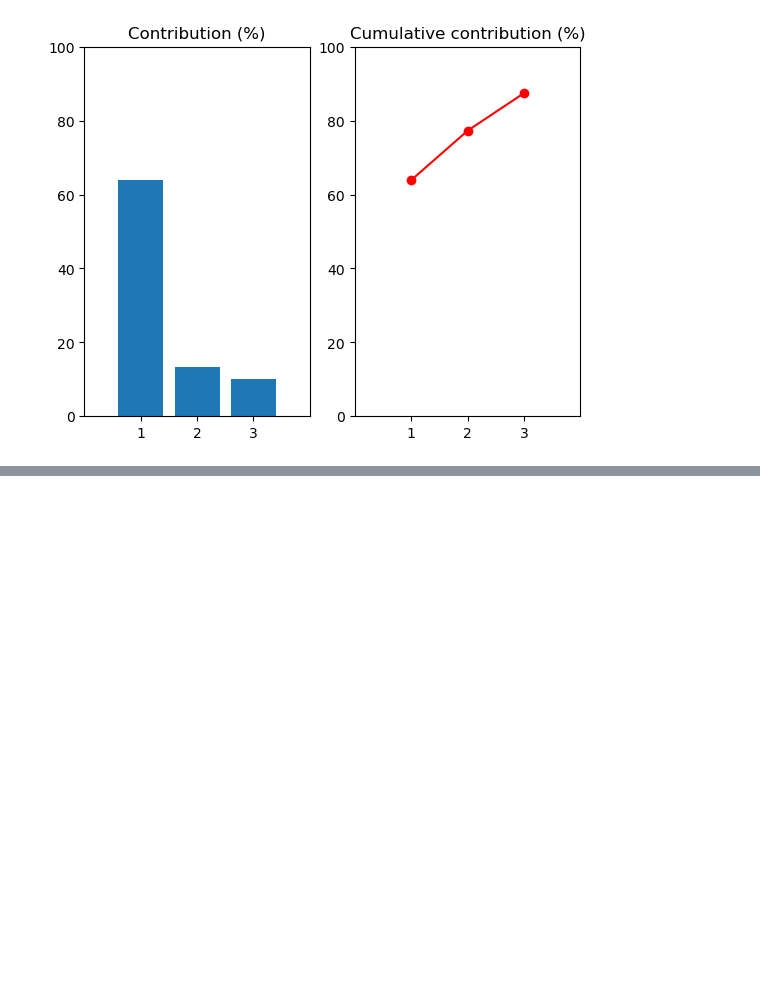
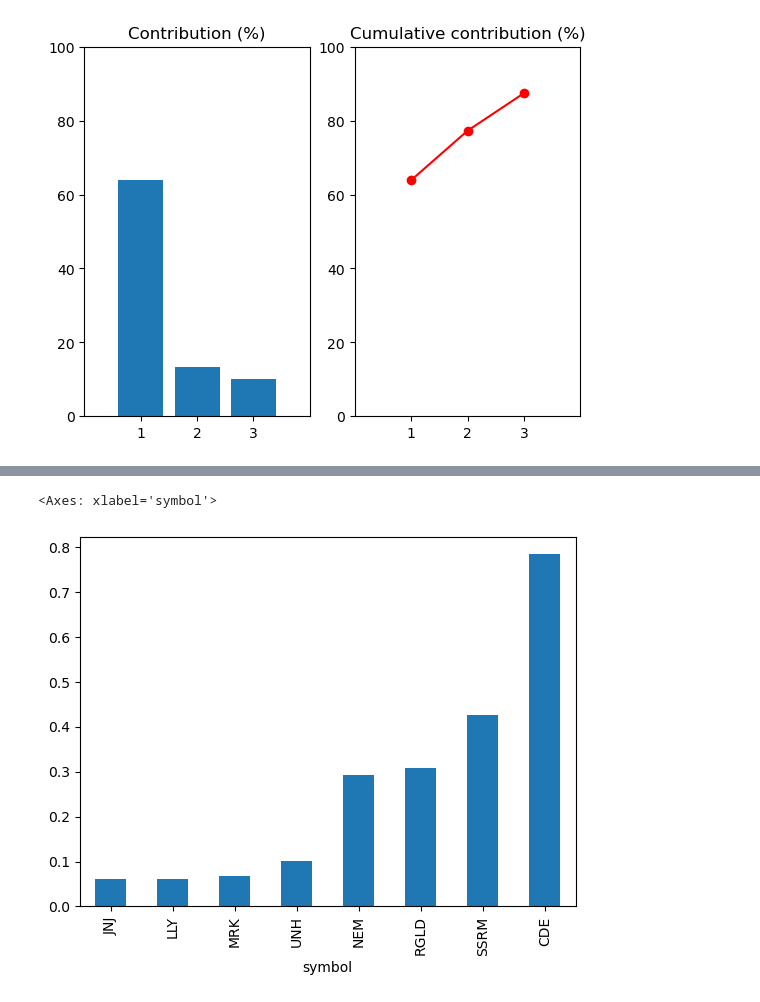
Before and after one commit to Emindu/algo-trading-learning, a Jupyter notebook: 5.alpha-factors/PCA-1.ipynb, the cells around one changed output, grey strips where cells are left out. Cells and saved outputs as stored; diff of their text form; code cells hidden in the pictures; blank space fills up the shorter version.

```diff
--- a/5.alpha-factors/PCA-1.ipynb
+++ b/5.alpha-factors/PCA-1.ipynb
@@ -83,0 +136,4 @@ plt.show()
+# %%
+factor_exposures = pd.DataFrame(
+    index=["f1", "f2", "f3"], columns=returns.columns, data=pca_components
+).T
@@ -83,0 +153,5 @@ plt.show()
+# %%
+factor_exposures.f1.sort_values().plot.bar()
+# %% [output]
+<Axes: xlabel='symbol'>
+[figure, added]
```
Also changed, not shown: parts of 7 cells of this notebook.
